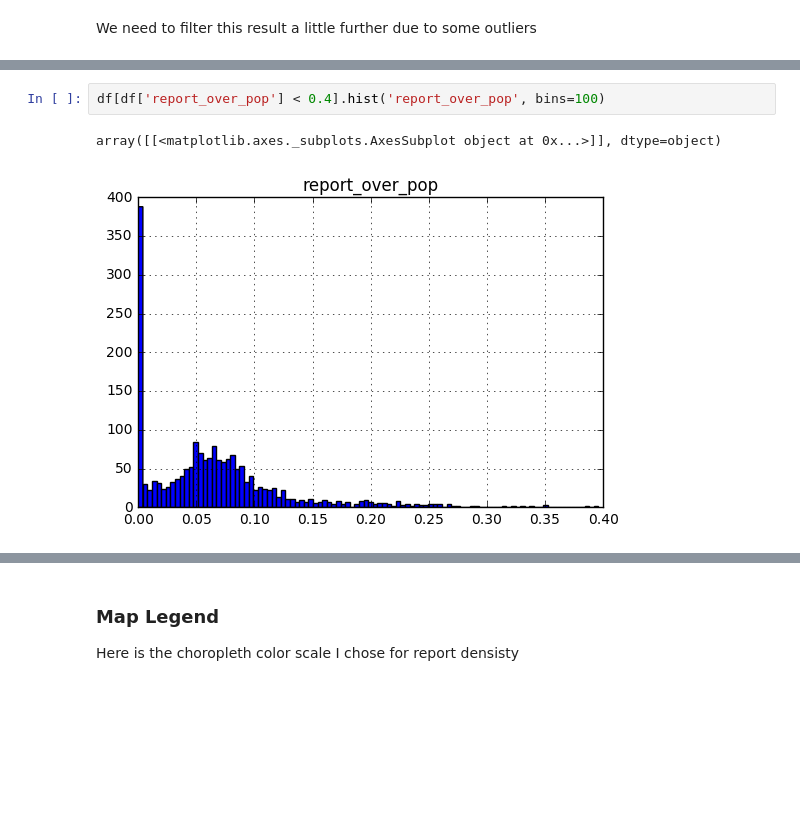
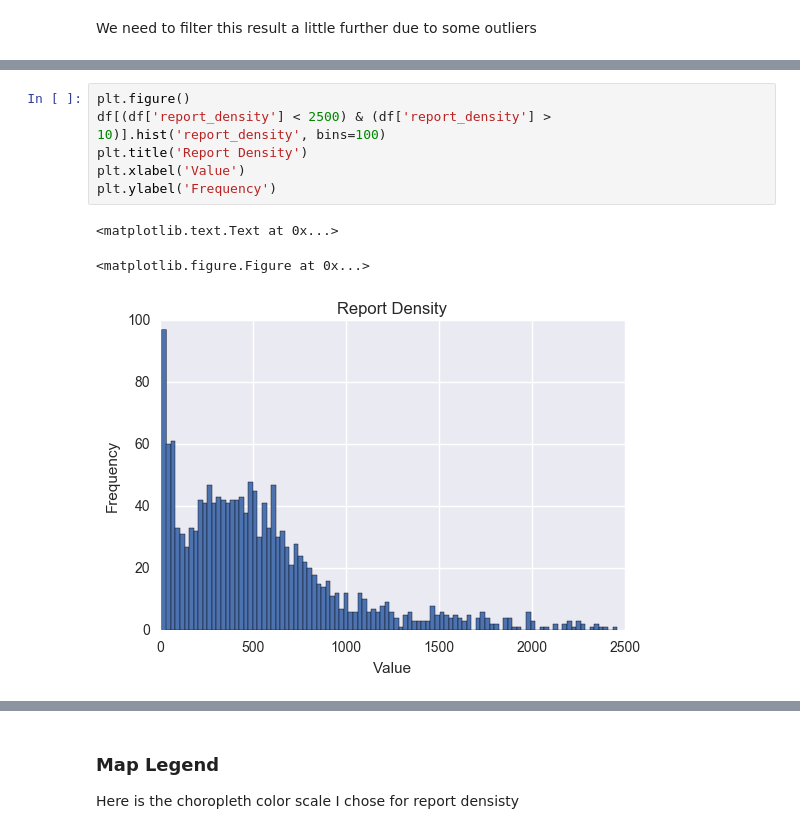
Before and after one commit to travishathaway/crimestats, a Jupyter notebook: ipynbs/Comparing Census Tracts Using Population and Reported Crimes.ipynb, the cells around one changed output, grey strips where cells are left out. Saved outputs shown, nothing was run; the diff lists cells and outputs as text; blank space fills up the shorter version.

Commit message:
Changing graphs to seaborn

```diff
--- a/ipynbs/Comparing Census Tracts Using Population and Reported Crimes.ipynb
+++ b/ipynbs/Comparing Census Tracts Using Population and Reported Crimes.ipynb
@@ -225,5 +222,10 @@ array([[<matplotlib.axes._subplots.AxesSubplot object at 0x...>]], dtype=object)
-# %%
-df[df['report_over_pop'] < 0.4].hist('report_over_pop', bins=100)
-# %% [output]
-array([[<matplotlib.axes._subplots.AxesSubplot object at 0x...>]], dtype=object)
-[figure, removed]
+# %%
+plt.figure()
+df[(df['report_density'] < 2500) & (df['report_density'] > 10)].hist('report_density', bins=100)
+plt.title('Report Density')
+plt.xlabel('Value')
+plt.ylabel('Frequency')
+# %% [output]
+<matplotlib.text.Text at 0x...>
+<matplotlib.figure.Figure at 0x...>
+[figure, added]
```
Also changed, not shown: parts of 4 cells of this notebook.
